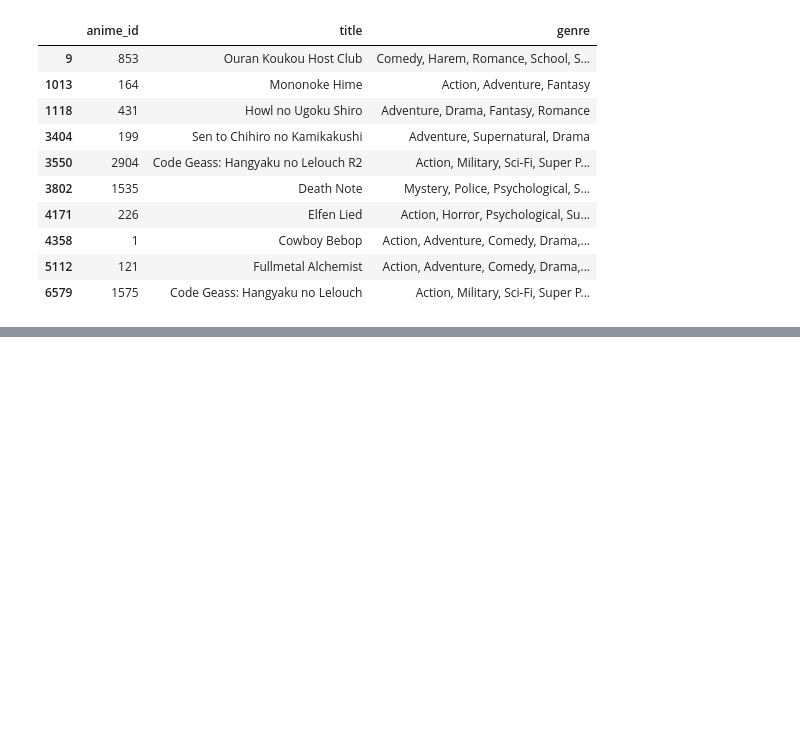
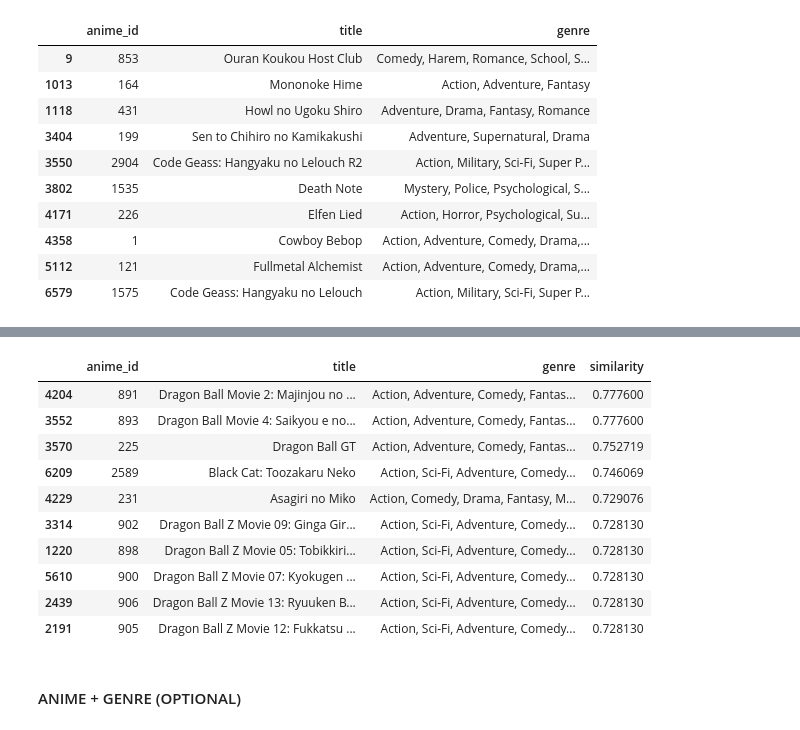
Before and after one commit to Nitheeshwar/Anime-recommendation-system, a Jupyter notebook: Testing/testing.ipynb, the cells around one changed output, grey strips where cells are left out. Cells and saved outputs as stored; diff of their text form; code cells hidden in the pictures; blank space fills up the shorter version.

```diff
--- a/Testing/testing.ipynb
+++ b/Testing/testing.ipynb
@@ -744,0 +781,63 @@ KNN-based Collaborative Filtering Recommendations:
+# %%
+def recommend_anime_from_mal(mal_user_df, anime_df, genre_filters=None, top_n=10, match_all=False):
+    from sklearn.feature_extraction.text import TfidfVectorizer
+    from sklearn.metrics.pairwise import cosine_similarity
+    #high_rated_anime = mal_user_df[mal_user_df['my_score'] >= 7]
+
+    # Combine genres of the user's preferred anime
+    user_genre_pref = ' '.join(mal_user_df['genre'])
+
+    # TF-IDF Vectorization
+    tfidf_vectorizer = TfidfVectorizer()
+    combined_genres = anime_df['genre'].tolist() + [user_genre_pref]
+    genre_tfidf_matrix = tfidf_vectorizer.fit_transform(combined_genres)
+
+    # Calculate Cosine Similarity
+    user_vector = genre_tfidf_matrix[-1]
+    cosine_sim = cosine_similarity(user_vector, genre_tfidf_matrix[:-1]).flatten()
+
+    # Add similarity scores to the anime dataframe
+    anime_df['similarity'] = cosine_sim
+
+    # Filter by genres if specified
+    if len(genre_filters):
+        if match_all:
+            # Match all genres: Anime must include all genres in the filter
+            genre_filter_set = set(genre_filters)
+            anime_df = anime_df[
+                anime_df['genre'].apply(lambda x: genre_filter_set.issubset(set(x.split(', '))))
+            ]
+        else:
+            # Match any genre: Anime must include at least one genre in the filter
+            genre_regex = '|'.join(genre_filters)  # Create a regex to match any genre
+            anime_df = anime_df[anime_df['genre'].str.contains(genre_regex, case=False)]
+
+    # Sort by similarity and return top N
+    #recommendations = anime_df.sort_values(by='similarity', ascending=False).head(top_n)
+    content_recommendations = anime_df.sort_values('similarity', ascending=False)
+    filtered_content_recommendations = content_recommendations[~content_recommendations['anime_id'].isin(exclude_ids)]
+    filtered_recommendations = filter_related_recommendations(filtered_content_recommendations, anime_df)
+
+    final_recommendations = filtered_recommendations.head(top_n)
+    final_recommendations
+
+    return final_recommendations[['anime_id', 'title', 'genre', 'similarity']]
+
+# Example Usage
+genre_filters = []  # Multiple genres
+recommendations = recommend_anime_from_mal(MAL_user_df, anime_df, genre_filters, top_n=10, match_all=False)
+recommendations
+# %% [output]
+|  | anime_id | title | genre | similarity |
+| 4204 | 891 | Dragon Ball Movie 2: Majinjou no ... | Action, Adventure, Comedy, Fantas... | 0.777600 |
+| 3552 | 893 | Dragon Ball Movie 4: Saikyou e no... | Action, Adventure, Comedy, Fantas... | 0.777600 |
+| 3570 | 225 | Dragon Ball GT | Action, Adventure, Comedy, Fantas... | 0.752719 |
+| 6209 | 2589 | Black Cat: Toozakaru Neko | Action, Sci-Fi, Adventure, Comedy... | 0.746069 |
+| 4229 | 231 | Asagiri no Miko | Action, Comedy, Drama, Fantasy, M... | 0.729076 |
+| 3314 | 902 | Dragon Ball Z Movie 09: Ginga Gir... | Action, Sci-Fi, Adventure, Comedy... | 0.728130 |
+| 1220 | 898 | Dragon Ball Z Movie 05: Tobikkiri... | Action, Sci-Fi, Adventure, Comedy... | 0.728130 |
+| 5610 | 900 | Dragon Ball Z Movie 07: Kyokugen ... | Action, Sci-Fi, Adventure, Comedy... | 0.728130 |
+| 2439 | 906 | Dragon Ball Z Movie 13: Ryuuken B... | Action, Sci-Fi, Adventure, Comedy... | 0.728130 |
+| 2191 | 905 | Dragon Ball Z Movie 12: Fukkatsu ... | Action, Sci-Fi, Adventure, Comedy... | 0.728130 |
+# %% [markdown]
+#### ANIME + GENRE (OPTIONAL)
```
Also changed, not shown: parts of 6 cells of this notebook, 1 other file.
